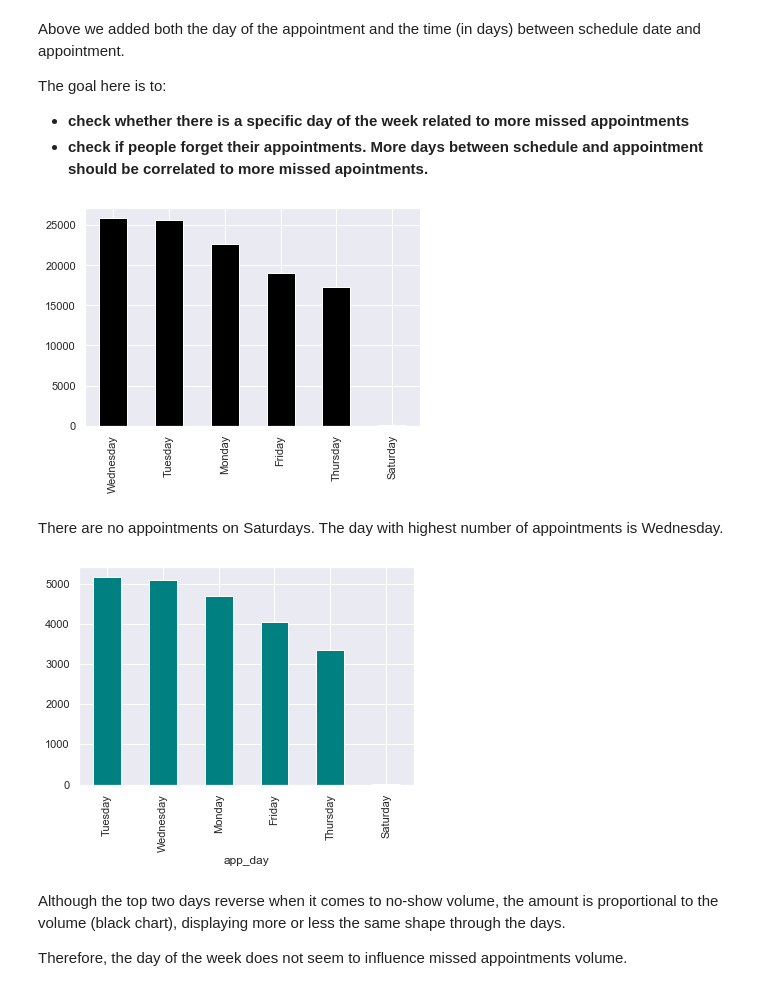
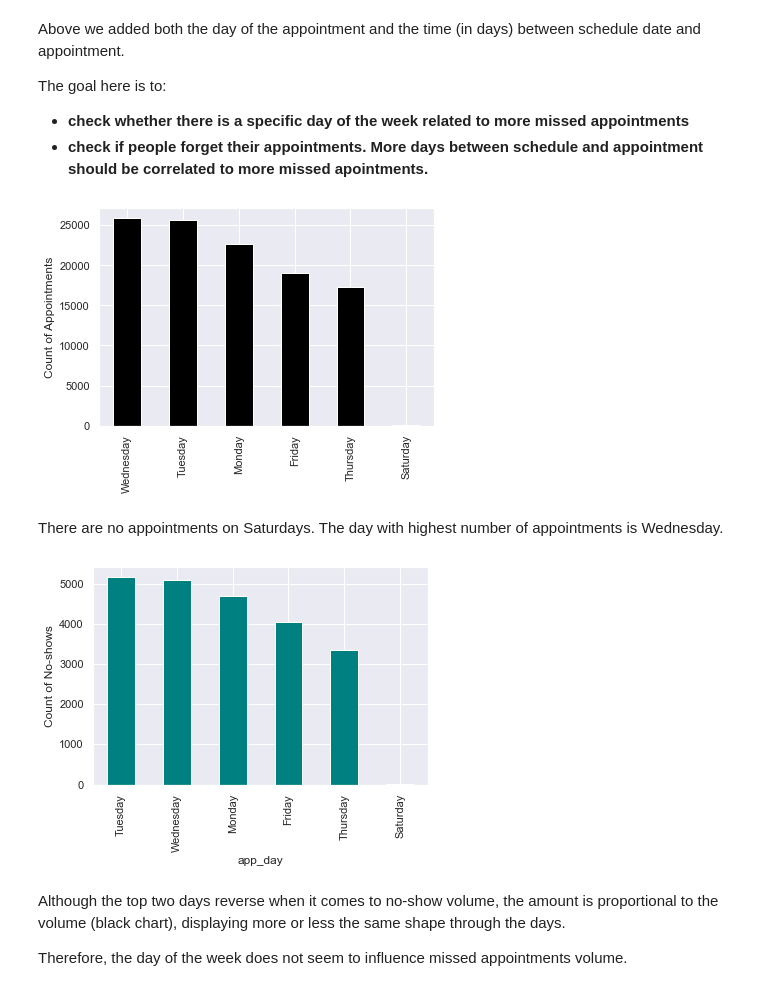
Before and after one commit to Yamamuen/da2, a Jupyter notebook: Project_2.ipynb, the cells around one changed output. Drawn from its saved outputs; the diff is of its cells as text; code cells hidden in the pictures.

```diff
--- a/Project_2.ipynb
+++ b/Project_2.ipynb
@@ -623,15 +659,15 @@ The goal here is to:
 * **check whether there is a specific day of the week related to more missed appointments**
 * **check if people forget their appointments. More days between schedule and appointment should be correlated to more missed apointments.**
 # %%
-days['app_day'].value_counts().plot(kind = 'bar', color = 'black');
+days['app_day'].value_counts().plot(kind = 'bar', color = 'black');plt.ylabel('Count of Appointments');
 # %% [output]
-[figure, old version]
+[figure, new version]
 # %% [markdown]
 There are no appointments on Saturdays. The day with highest number of appointments is Wednesday.
 # %%
-days.groupby('app_day')['No-show'].sum().sort_values(ascending=False).plot(kind = 'bar', color = 'teal');
+days.groupby('app_day')['No-show'].sum().sort_values(ascending=False).plot(kind = 'bar', color = 'teal');plt.ylabel('Count of No-shows');
 # %% [output]
-[figure, old version]
+[figure, new version]
 # %% [markdown]
 Although the top two days reverse when it comes to no-show volume, the amount is proportional to the volume (black chart), displaying more or less the same shape through the days.
 
```
Also changed, not shown: parts of 11 cells of this notebook.
